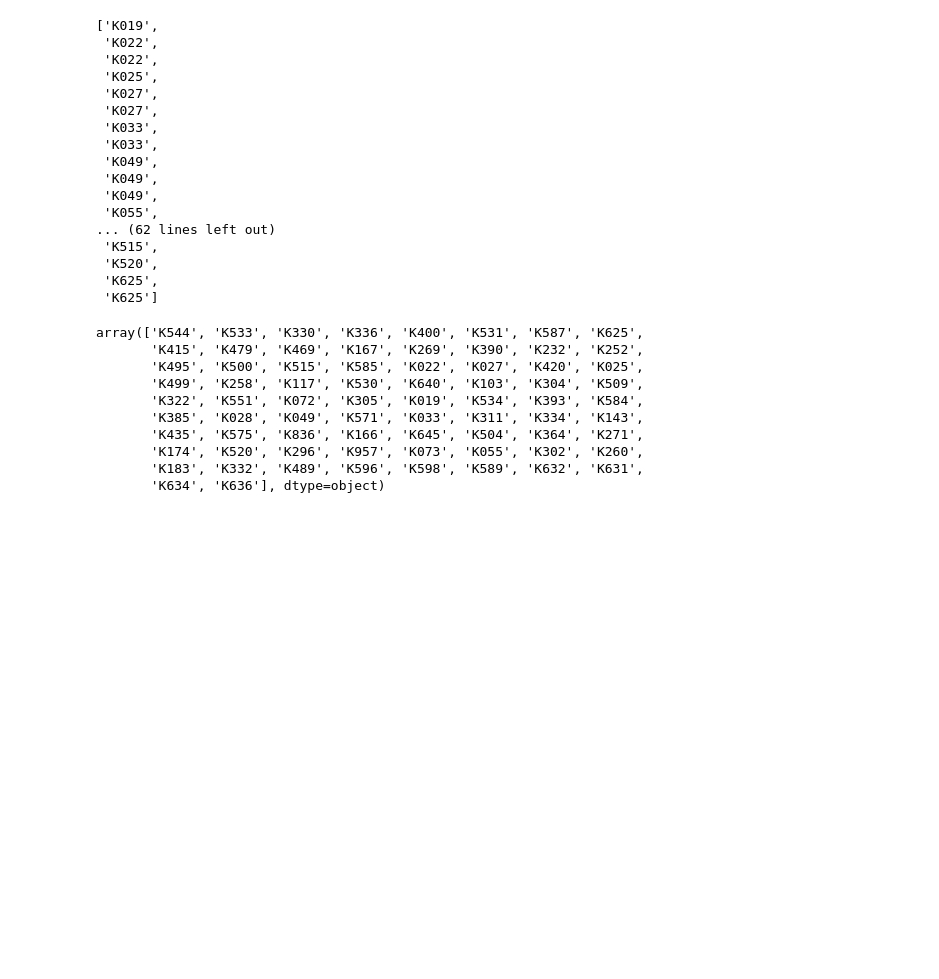
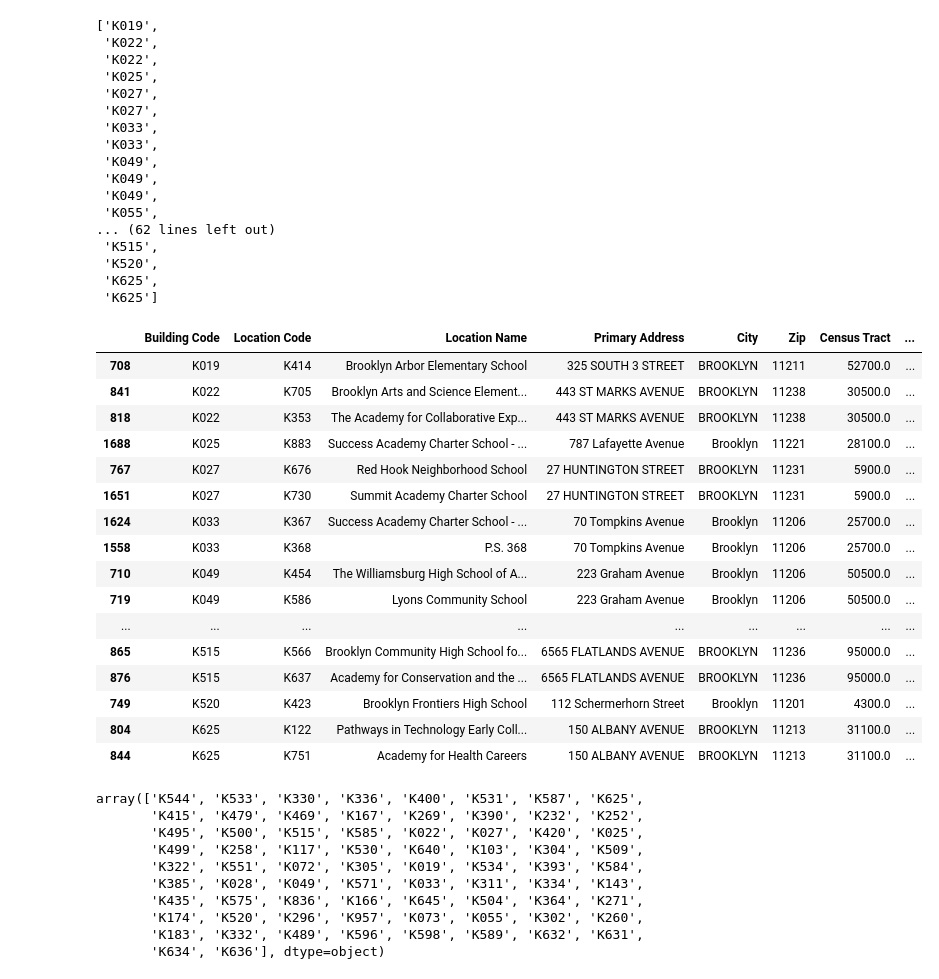
Before and after one commit to tali0n-git/NYC_Public_Schools_Analysis, a Jupyter notebook: School_Data_Analysis_Notebooks/QualityReviewRatings_2005-2020_EDA.ipynb, the cells around one changed output. Saved outputs shown, nothing was run; the diff lists cells and outputs as text; code cells hidden in the pictures; blank space fills up the shorter version.

```diff
--- a/School_Data_Analysis_Notebooks/QualityReviewRatings_2005-2020_EDA.ipynb
+++ b/School_Data_Analysis_Notebooks/QualityReviewRatings_2005-2020_EDA.ipynb
@@ -931,7 +931,7 @@ school_data_2[school_data_2['Building Code'] == 'K636']
 # %% [output]
 |  | ATS System Code | Location Code | Location Name | BEDS Number | Managed By Name | Location Type Description | ... |
 # %%
-add_schools = school_data_2[school_data_2['Building Code'].isin(missing_K)][['Building Code', 'Location Name', 'Primary Address', 'City', 'Zip', 'Census Tract', 'Community District']]
+add_schools = school_data_2[school_data_2['Building Code'].isin(missing_K)][['Building Code', 'Location Code', 'Location Name', 'Primary Address', 'City', 'Zip', 'Census Tract', 'Community District']]
 
 sorted(add_schools['Building Code'])
 # %% [output]
@@ -952,6 +952,26 @@ sorted(add_schools['Building Code'])
  'K520',
  'K625',
  'K625']
+# %%
+add_schools.sort_values(by='Building Code')
+# %% [output]
+|  | Building Code | Location Code | Location Name | Primary Address | City | Zip | Census Tract | ... |
+| 708 | K019 | K414 | Brooklyn Arbor Elementary School | 325 SOUTH 3 STREET | BROOKLYN | 11211 | 52700.0 | ... |
+| 841 | K022 | K705 | Brooklyn Arts and Science Element... | 443 ST MARKS AVENUE | BROOKLYN | 11238 | 30500.0 | ... |
+| 818 | K022 | K353 | The Academy for Collaborative Exp... | 443 ST MARKS AVENUE | BROOKLYN | 11238 | 30500.0 | ... |
+| 1688 | K025 | K883 | Success Academy Charter School - ... | 787 Lafayette Avenue | Brooklyn | 11221 | 28100.0 | ... |
+| 767 | K027 | K676 | Red Hook Neighborhood School | 27 HUNTINGTON STREET | BROOKLYN | 11231 | 5900.0 | ... |
+| 1651 | K027 | K730 | Summit Academy Charter School | 27 HUNTINGTON STREET | BROOKLYN | 11231 | 5900.0 | ... |
+| 1624 | K033 | K367 | Success Academy Charter School - ... | 70 Tompkins Avenue | Brooklyn | 11206 | 25700.0 | ... |
+| 1558 | K033 | K368 | P.S. 368 | 70 Tompkins Avenue | Brooklyn | 11206 | 25700.0 | ... |
+| 710 | K049 | K454 | The Williamsburg High School of A... | 223 Graham Avenue | Brooklyn | 11206 | 50500.0 | ... |
+| 719 | K049 | K586 | Lyons Community School | 223 Graham Avenue | Brooklyn | 11206 | 50500.0 | ... |
+| ... | ... | ... | ... | ... | ... | ... | ... | ... |
+| 865 | K515 | K566 | Brooklyn Community High School fo... | 6565 FLATLANDS AVENUE | BROOKLYN | 11236 | 95000.0 | ... |
+| 876 | K515 | K637 | Academy for Conservation and the ... | 6565 FLATLANDS AVENUE | BROOKLYN | 11236 | 95000.0 | ... |
+| 749 | K520 | K423 | Brooklyn Frontiers High School | 112 Schermerhorn Street | Brooklyn | 11201 | 4300.0 | ... |
+| 804 | K625 | K122 | Pathways in Technology Early Coll... | 150 ALBANY AVENUE | BROOKLYN | 11213 | 31100.0 | ... |
+| 844 | K625 | K751 | Academy for Health Careers | 150 ALBANY AVENUE | BROOKLYN | 11213 | 31100.0 | ... |
 # %%
 missing_K
 # %% [output]
```
Also changed, not shown: parts of 5 cells of this notebook.
